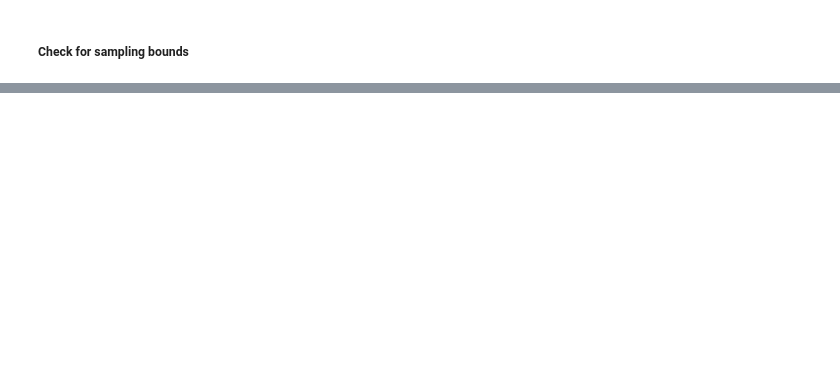
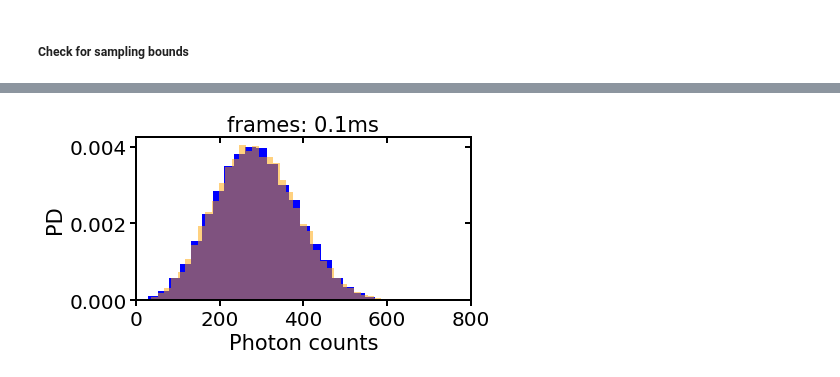
Before and after one commit to super-resolution/Fluopy, a Jupyter notebook: notebooks/binned photon counts/hypoexponential_distributions.ipynb, the cells around one changed output, grey strips where cells are left out. Saved outputs shown, nothing was run; the diff lists cells and outputs as text; code cells hidden in the pictures; blank space fills up the shorter version.

```diff
--- a/notebooks/binned photon counts/hypoexponential_distributions.ipynb
+++ b/notebooks/binned photon counts/hypoexponential_distributions.ipynb
@@ -182,0 +136,28 @@ ax[0].hist(series[series != 0], density=True, bins=60, alpha=0.5, color='orange'
+# %%
+steps = 10000000
+param_1 = [7e6, 1.021e9]
+param_2 = [7e6, 1.021e9, 5e5]
+param_3 = [7e6, 1.021e9, 1e5]
+ratio_1 = 1e9/(1e9 + 1e6 + 2e7)
+ratio_2 = 1e6/(1e9 + 1e6 + 2e7)
+
+random_numbers = np.random.uniform(0, 1, steps)
+events = np.zeros(steps)
+time_steps = []
+for i in range(steps):
+    if random_numbers[i] < ratio_1:
+        time_step = d.rejection_sampling(d.hypoexponential_distribution_two_parameters_pdf,
+                                       x_min=0, x_max=2e-6,
+                                       y_min=0, y_max=2e7, batch=10, size=1, parameters=param_1)
+        events[i] = 1
+        time_steps.append(time_step)
+    elif random_numbers[i] < ratio_1 + ratio_2:
+        time_step = d.rejection_sampling(d.hypoexponential_distribution_three_parameters_pdf,
+                                       x_min=0, x_max=2e-5,
+                                       y_min=0, y_max=5e5, batch=10, size=1, parameters=param_2)
+        time_steps.append(time_step)
+    else:
+        time_step = d.rejection_sampling(d.hypoexponential_distribution_three_parameters_pdf,
+                                       x_min=0, x_max=8e-5,
+                                       y_min=0, y_max=1e5, batch=10, size=1, parameters=param_3)
+        time_steps.append(time_step)
@@ -182,0 +178,6 @@ ax[0].hist(series[series != 0], density=True, bins=60, alpha=0.5, color='orange'
+# %%
+fig, ax = fi.FigureCollection(system).emission_events(time_series=False, bins=26,
+                                                      xlim=[0, 800])
+ax[0].hist(series[series != 0], density=True, bins=40, alpha=0.5, color='orange');
+# %% [output]
+[figure, added]
```
Also changed, not shown: parts of 12 cells of this notebook, 8 other files.
